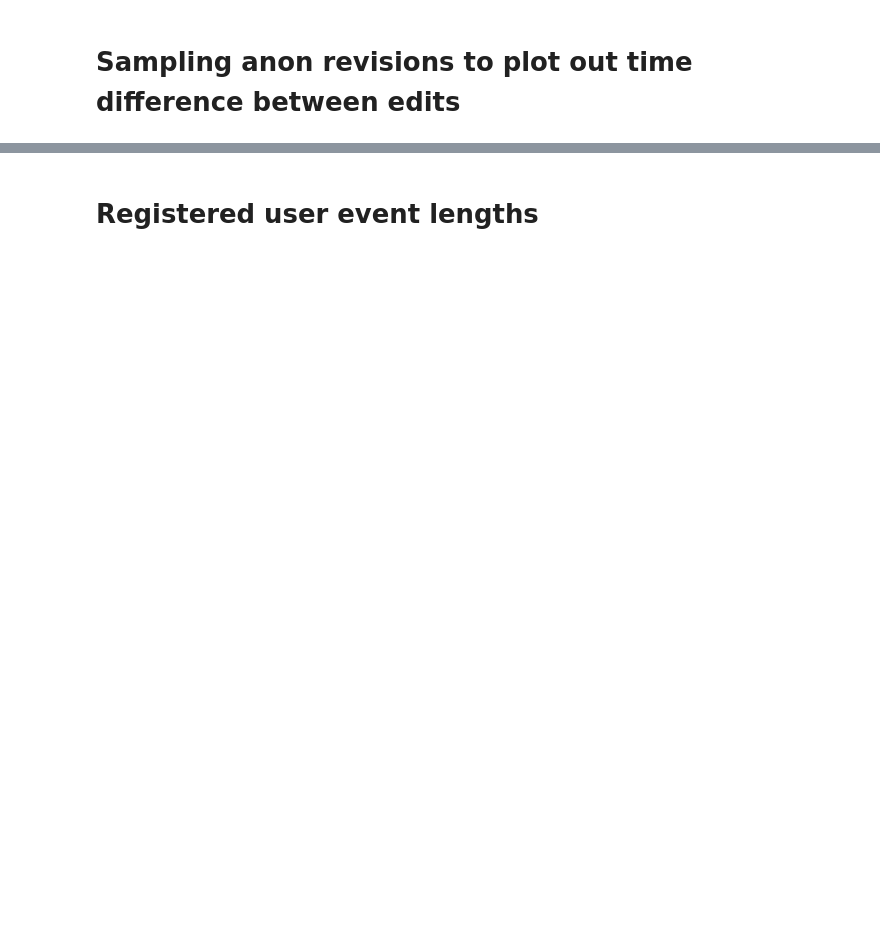
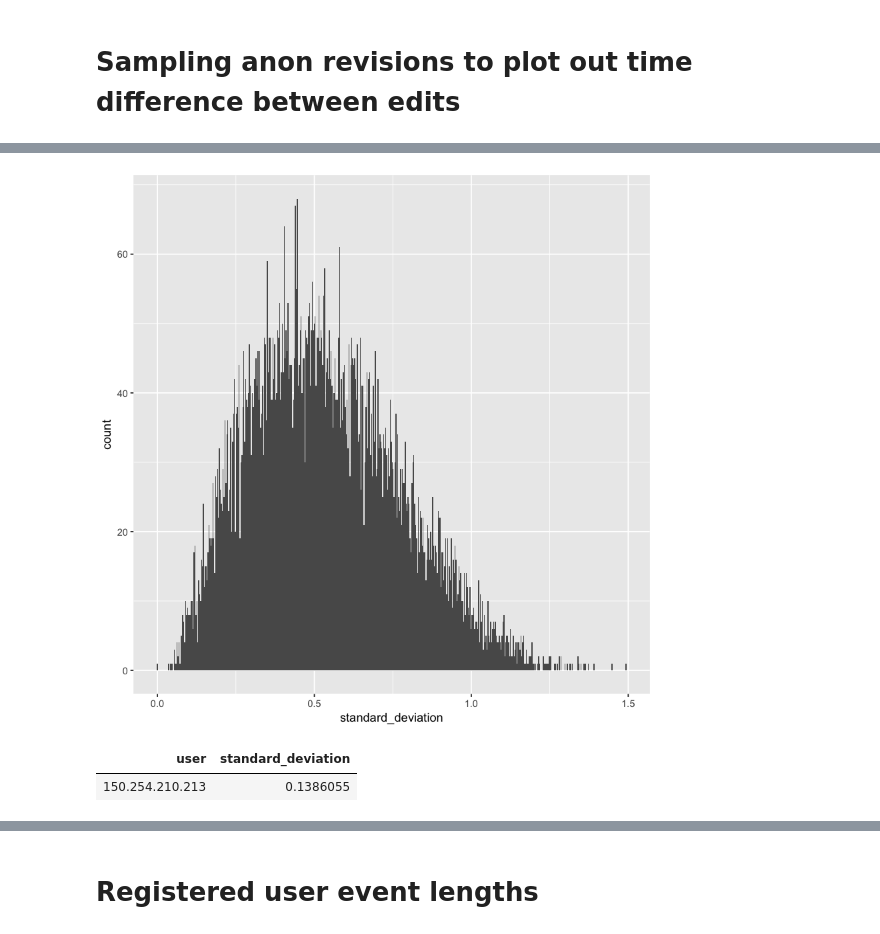
Before and after one commit to hall1467/wikidata_usage_tracking, a Jupyter notebook: jupyter_notebooks/anon edit analysis/anon edit analysis.ipynb, the cells around one changed output, grey strips where cells are left out. Drawn from its saved outputs; the diff is of its cells as text; code cells hidden in the pictures; blank space fills up the shorter version.

```diff
--- a/jupyter_notebooks/anon edit analysis/anon edit analysis.ipynb
+++ b/jupyter_notebooks/anon edit analysis/anon edit analysis.ipynb
@@ -104,6 +60,2 @@ The following objects are masked from sample_registered_user_revision_session_da
-# %%
-sample_anon_revision_session_data$updated_timestamp <- as.POSIXct(as.character(timestamp), format='%Y%m%d%H%M%S', origin='1970-01-01')
-# %%
-sample_anon_revision_session_data$updated_previous_timestamp <- as.POSIXct(as.character(prev_timestamp), format='%Y%m%d%H%M%S', origin='1970-01-01')
-# %%
-sample_anon_revision_session_data$log_time_difference <- log2(as.numeric(sample_anon_revision_session_data$updated_timestamp - sample_anon_revision_session_data$updated_previous_timestamp))
+# %%
+sample_anon_revision_session_data_standard_deviation = summarize(group_by(sample_anon_revision_session_data[prev_timestamp != 'NULL' & session_events >= 10,], user), standard_deviation = sd(log_time_difference))
@@ -109,0 +64,3 @@ sample_anon_revision_session_data$log_time_difference <- log2(as.numeric(sample_
+# %%
+ggplot(sample_anon_revision_session_data_standard_deviation,aes(x=standard_deviation)) + geom_histogram(bins=500)
+# %% [output]
@@ -109,0 +69,6 @@ sample_anon_revision_session_data$log_time_difference <- log2(as.numeric(sample_
+[figure, added]
+# %%
+sample_anon_revision_session_data_standard_deviation[sample_anon_revision_session_data_standard_deviation$user == '150.254.210.213',]
+# %% [output]
+| user | standard_deviation |
+| 150.254.210.213 | 0.1386055 |
```
Also changed, not shown: parts of 68 cells of this notebook.
